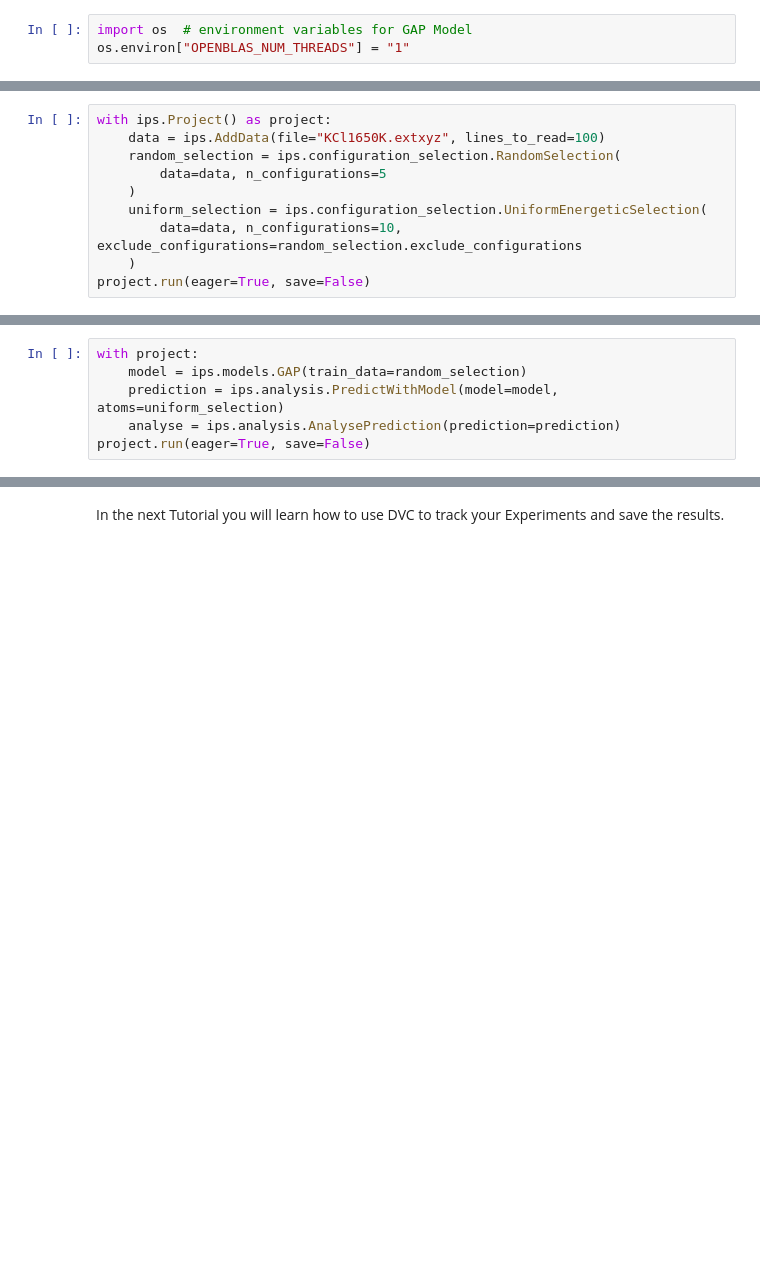
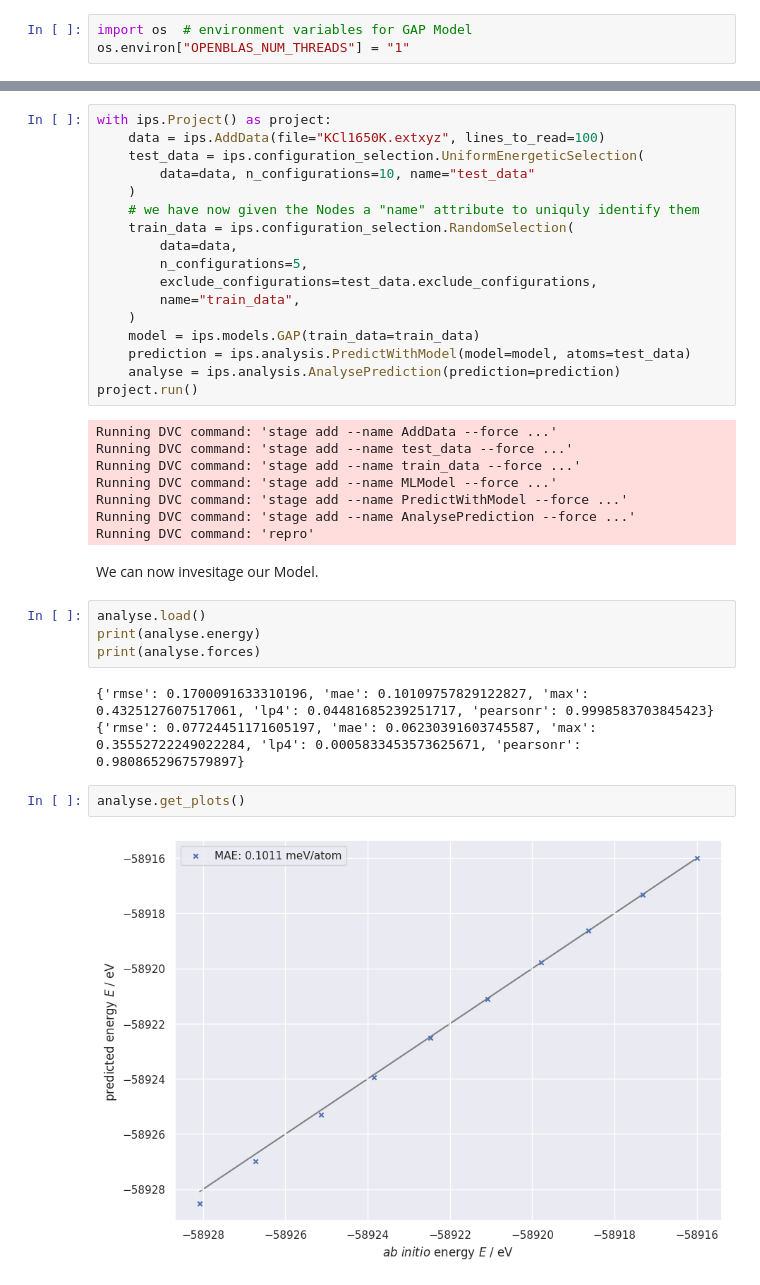
Before and after one commit to PythonFZ/IPS-Examples, a Jupyter notebook: main.ipynb, the cells around one changed output, grey strips where cells are left out. Saved outputs shown, nothing was run; the diff lists cells and outputs as text; blank space fills up the shorter version.

Commit message:
run multiple models

```diff
--- a/main.ipynb
+++ b/main.ipynb
@@ -18,10 +15,0 @@ To enable them in other operations, rebuild TensorFlow with the appropriate comp
-# %%
-with ips.Project() as project:
-    data = ips.AddData(file="KCl1650K.extxyz", lines_to_read=100)
-    random_selection = ips.configuration_selection.RandomSelection(
-        data=data, n_configurations=5
-    )
-    uniform_selection = ips.configuration_selection.UniformEnergeticSelection(
-        data=data, n_configurations=10, exclude_configurations=random_selection.exclude_configurations
-    )
-project.run(eager=True, save=False)
@@ -41,6 +15,0 @@ We can now train a GAP model on the given data.
-# %%
-with project:
-    model = ips.models.GAP(train_data=random_selection)
-    prediction = ips.analysis.PredictWithModel(model=model, atoms=uniform_selection)
-    analyse = ips.analysis.AnalysePrediction(prediction=prediction)
-project.run(eager=True, save=False)
@@ -53,2 +16,38 @@ project.run(eager=True, save=False)
-# %% [markdown]
-In the next Tutorial you will learn how to use DVC to track your Experiments and save the results.
+# %%
+with ips.Project() as project:
+    data = ips.AddData(file="KCl1650K.extxyz", lines_to_read=100)
+    test_data = ips.configuration_selection.UniformEnergeticSelection(
+        data=data, n_configurations=10, name="test_data"
+    )
+    # we have now given the Nodes a "name" attribute to uniquly identify them
+    train_data = ips.configuration_selection.RandomSelection(
+        data=data,
+        n_configurations=5,
+        exclude_configurations=test_data.exclude_configurations,
+        name="train_data",
+    )
+    model = ips.models.GAP(train_data=train_data)
+    prediction = ips.analysis.PredictWithModel(model=model, atoms=test_data)
+    analyse = ips.analysis.AnalysePrediction(prediction=prediction)
+project.run()
+# %% [output]
+Running DVC command: 'stage add --name AddData --force ...'
+Running DVC command: 'stage add --name test_data --force ...'
+Running DVC command: 'stage add --name train_data --force ...'
+Running DVC command: 'stage add --name MLModel --force ...'
+Running DVC command: 'stage add --name PredictWithModel --force ...'
+Running DVC command: 'stage add --name AnalysePrediction --force ...'
+Running DVC command: 'repro'
+# %% [markdown]
+We can now invesitage our Model.
+# %%
+analyse.load()
+print(analyse.energy)
+print(analyse.forces)
+# %% [output]
+{'rmse': 0.1700091633310196, 'mae': 0.10109757829122827, 'max': 0.4325127607517061, 'lp4': 0.04481685239251717, 'pearsonr': 0.9998583703845423}
+{'rmse': 0.07724451171605197, 'mae': 0.06230391603745587, 'max': 0.35552722249022284, 'lp4': 0.0005833453573625671, 'pearsonr': 0.9808652967579897}
+# %%
+analyse.get_plots()
+# %% [output]
+[figure, added]
```
Also changed, not shown: parts of 16 cells of this notebook, 11 other files.
